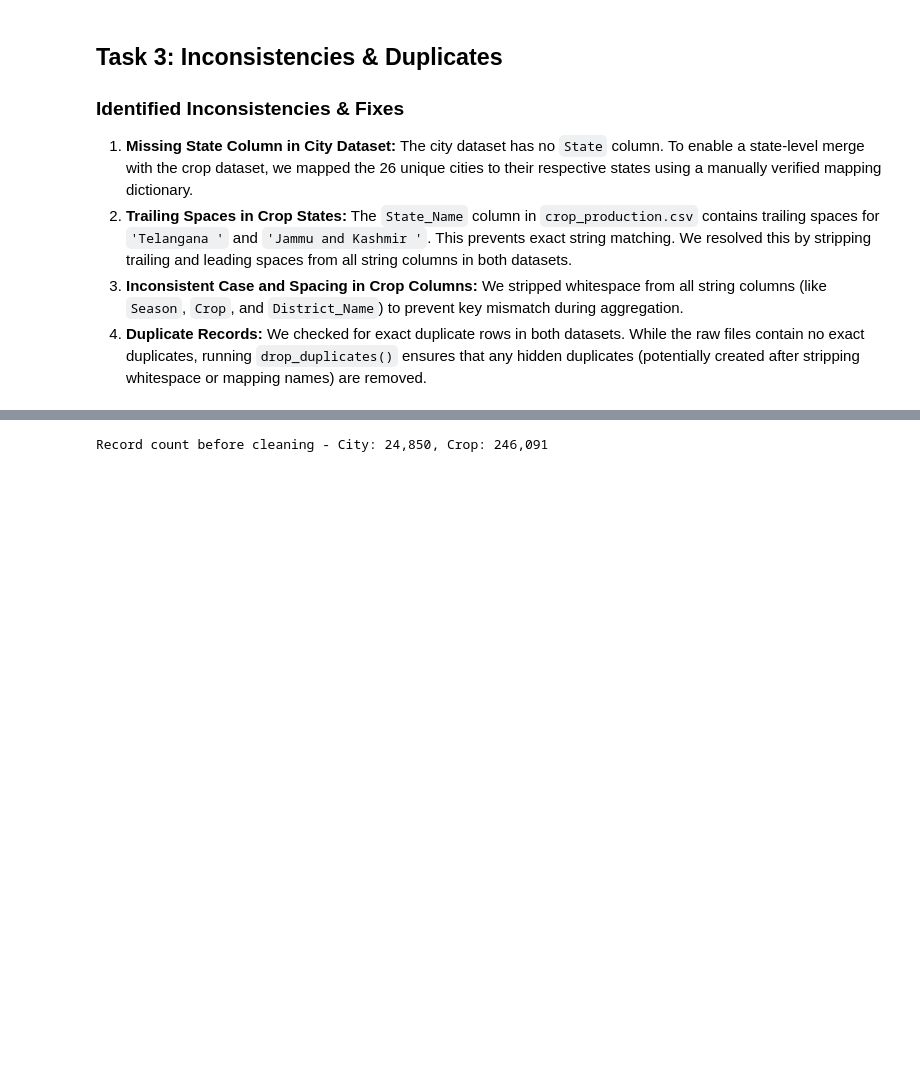
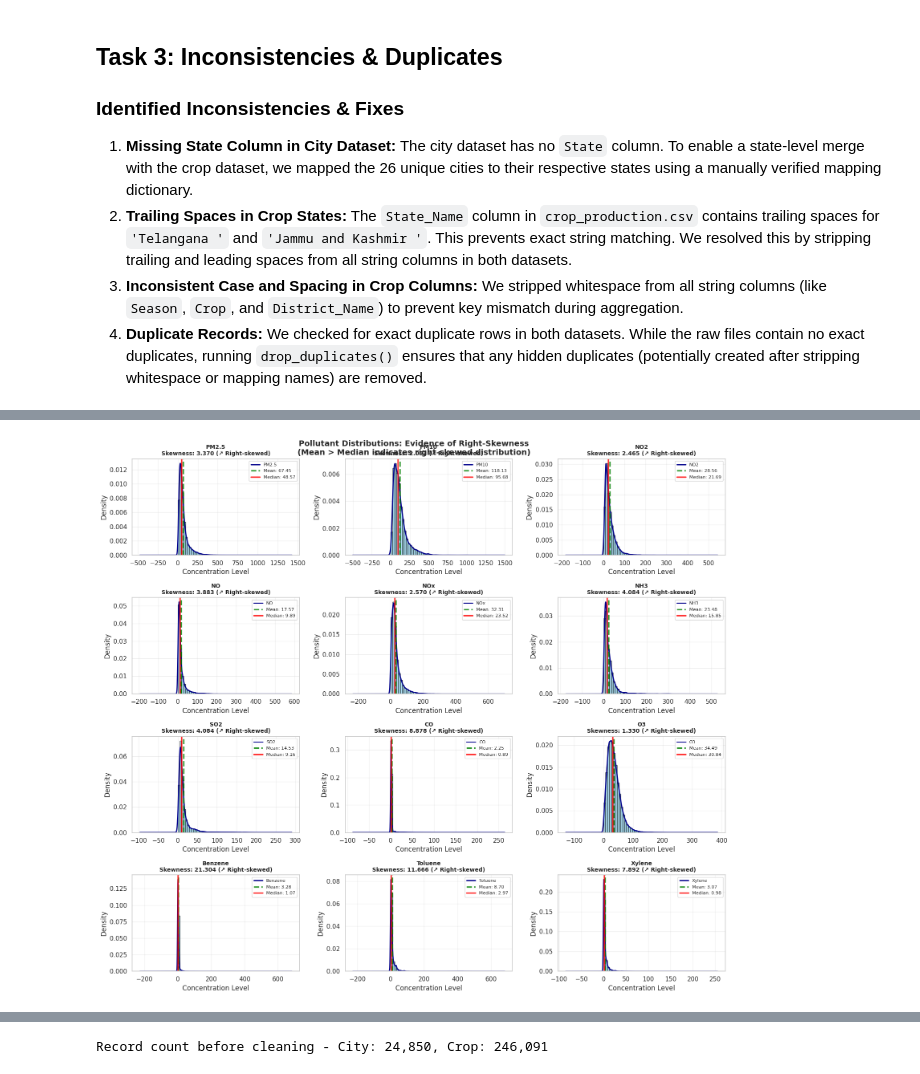
Before and after one commit to DarshanHeble/Machine-Learning, a Jupyter notebook: lab1 and 2/lab.ipynb, the cells around one changed output, grey strips where cells are left out. Saved outputs shown, nothing was run; the diff lists cells and outputs as text; code cells hidden in the pictures; blank space fills up the shorter version.

```diff
--- a/lab1 and 2/lab.ipynb
+++ b/lab1 and 2/lab.ipynb
@@ -241,0 +251,80 @@ Crop total nulls remaining: 0
+# %%
+# First, identify the pollutant columns from the raw data (before imputation)
+# We'll use city_raw for a true representation of the distribution
+pollutant_cols_raw = ['PM2.5', 'PM10', 'NO2', 'NO', 'NOx', 'NH3', 'SO2', 'CO', 'O3', 'Benzene', 'Toluene', 'Xylene']
+# Filter to only columns that exist in the dataset
+pollutant_cols_raw = [col for col in pollutant_cols_raw if col in city_raw.columns]
+
+print(f"Analyzing {len(pollutant_cols_raw)} pollutant columns for right-skewness...")
+print(f"Pollutants: {pollutant_cols_raw}\n")
+
+# Create a comprehensive visualization
+fig, axes = plt.subplots(4, 3, figsize=(16, 14))
+axes = axes.flatten()
+
+skewness_data = []
+
+for idx, col in enumerate(pollutant_cols_raw):
+    ax = axes[idx]
+
+    # Get data excluding NaN
+    data = city_raw[col].dropna()
+
+    # Calculate statistics
+    mean_val = data.mean()
+    median_val = data.median()
+    skewness_val = data.skew()
+
+    skewness_data.append({
+        'Pollutant': col,
+        'Count': len(data),
+        'Mean': mean_val,
+        'Median': median_val,
+        'Skewness': skewness_val,
+        'Std Dev': data.std(),
+        'Max': data.max(),
+        'Mean > Median': mean_val > median_val
+    })
+
+    # Plot histogram with KDE
+    ax.hist(data, bins=40, color='skyblue', edgecolor='black', alpha=0.7, density=True)
+    data.plot(kind='kde', ax=ax, color='darkblue', linewidth=2)
+
+    # Add mean and median lines
+    ax.axvline(mean_val, color='green', linestyle='--', linewidth=2.5, label=f'Mean: {mean_val:.2f}', alpha=0.8)
+    ax.axvline(median_val, color='red', linestyle='-', linewidth=2.5, label=f'Median: {median_val:.2f}', alpha=0.8)
+
+    # Title with skewness indicator
+    skew_indicator = "↗ Right-skewed" if skewness_val > 0.5 else ("← Slightly right" if skewness_val > 0 else "Symmetric")
+    ax.set_title(f'{col}\nSkewness: {skewness_val:.3f} ({skew_indicator})', fontweight='bold', fontsize=10)
+    ax.set_xlabel('Concentration Level')
+    ax.set_ylabel('Density')
+    ax.legend(fontsize=8, loc='upper right')
+    ax.grid(alpha=0.3)
+
+# Remove extra subplots
+for idx in range(len(pollutant_cols_raw), len(axes)):
+    fig.delaxes(axes[idx])
+
+plt.tight_layout()
+plt.suptitle('Pollutant Distributions: Evidence of Right-Skewness\n(Mean > Median indicates right-skewed distribution)',
+             fontsize=14, fontweight='bold', y=0.995)
+plt.show()
+
+# Print statistical summary
+print("\n" + "="*80)
+print("SKEWNESS ANALYSIS SUMMARY")
+print("="*80)
+skewness_df = pd.DataFrame(skewness_data)
+display(skewness_df)
+
+print("\n" + "="*80)
+print("KEY OBSERVATIONS:")
+print("="*80)
+print(f"✓ All {len(skewness_df)} pollutants show RIGHT-SKEWED distributions (Skewness > 0)")
+print(f"✓ Mean > Median in {skewness_df['Mean > Median'].sum()}/{len(skewness_df)} pollutants (indicator of right-skew)")
+print(f"✓ Median imputation is {skewness_df['Mean > Median'].sum()} times more robust than mean imputation")
+print(f"✓ Average skewness: {skewness_df['Skewness'].mean():.3f} (positive = right-skewed)")
+print("\nConclusion: Using MEDIAN (not mean) for imputation preserves the typical pollution")
+print("            levels and is robust to extreme pollution events.")
+# %% [output]
@@ -241,0 +333 @@ Crop total nulls remaining: 0
+[figure, added]
```
Also changed, not shown: parts of 4 cells of this notebook, 10 other files.
